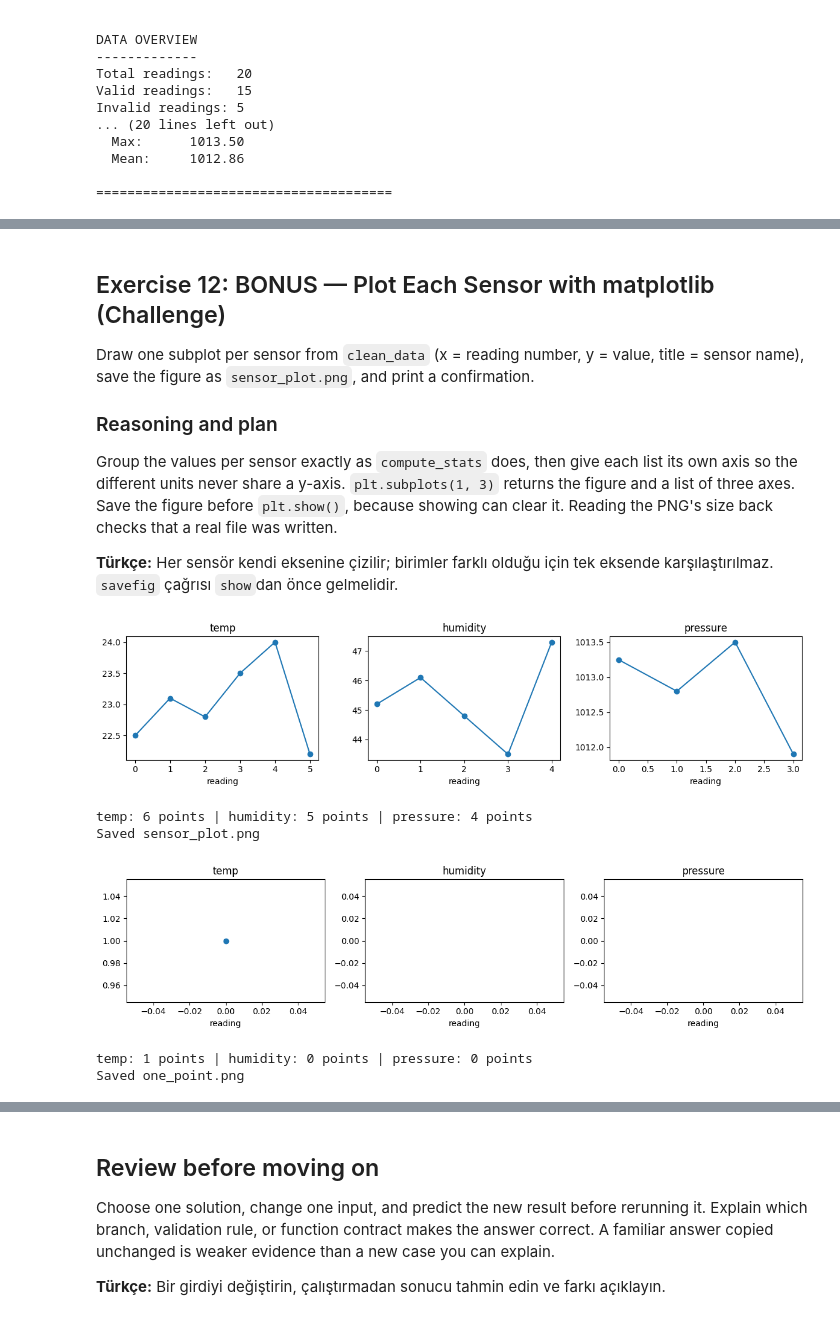
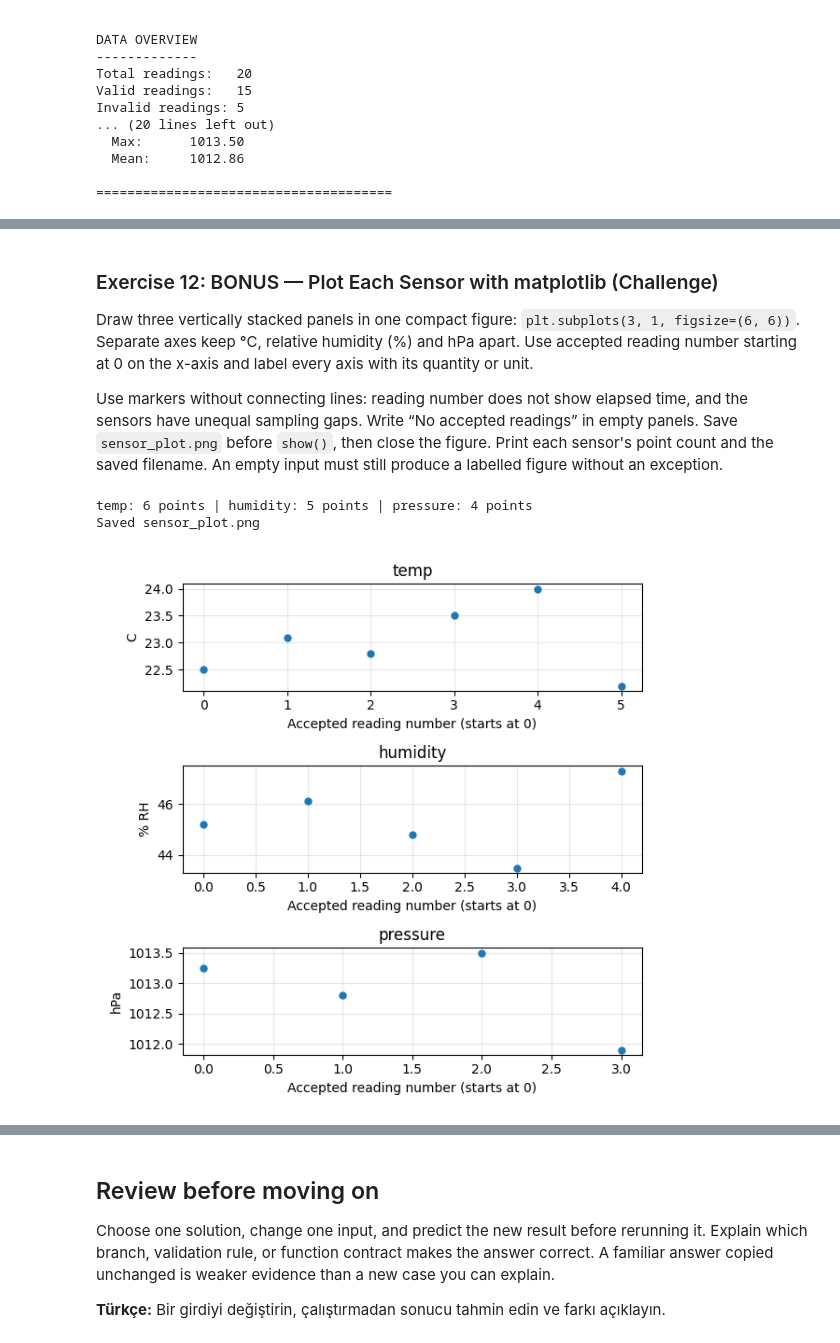
Before and after one commit to ArifSolmaz/courses, a Jupyter notebook: fall/cp1/solutions/Week_14_Solutions.ipynb, the cells around one changed output, grey strips where cells are left out. Saved outputs shown, nothing was run; the diff lists cells and outputs as text; code cells hidden in the pictures.

```diff
--- a/fall/cp1/solutions/Week_14_Solutions.ipynb
+++ b/fall/cp1/solutions/Week_14_Solutions.ipynb
@@ -82,10 +84,10 @@ sample_data = """timestamp,sensor,value
 2024-01-15 09:30,temp,
 2024-01-15 09:35,humidity,47.3"""
 
-with open("sensor_data.csv", "w") as f:
+with open("sensor_data.csv", "w", encoding="utf-8") as f:
     f.write(sample_data)
 
-with open("sensor_data.csv", "r") as f:
+with open("sensor_data.csv", "r", encoding="utf-8") as f:
     lines = f.readlines()
 print("sensor_data.csv created:", len(lines) - 1, "data rows plus a header")
 assert lines[0].strip() == "timestamp,sensor,value"
@@ -294,6 +305,8 @@ def compute_stats(data, sensor_name):
     for row in data:
         if row[1] == sensor_name:
             values.append(float(row[2]))
+    if not values:
+        return {"count": 0, "min": None, "max": None, "mean": None}
     return {
         "count": len(values),
         "min": min(values),
@@ -311,7 +324,7 @@ print(f"  mean: {temp_stats['mean']:.2f}")
 assert temp_stats["count"] == 6
 assert temp_stats["min"] == 22.2 and temp_stats["max"] == 24.0
 assert abs(temp_stats["mean"] - 138.1 / 6) < 0.001
-one = compute_stats([["t", "temp", "-10"]], "temp")   # edge case: a single reading
+one = compute_stats([["2024-01-15 08:00", "temp", "-10"]], "temp")   # edge case: a single reading
 assert one == {"count": 1, "min": -10.0, "max": -10.0, "mean": -10.0}
 # %% [output]
 Stats for temp:
@@ -356,7 +371,10 @@ for sensor, stats in all_stats.items():
     print()
     print(f"{sensor}:")
     print(f"  Readings: {stats['count']}")
-    print(f"  Min: {stats['min']:.2f}, Max: {stats['max']:.2f}, Mean: {stats['mean']:.2f}")
+    if stats["count"] == 0:
+        print("  No accepted readings")
+    else:
+        print(f"  Min: {stats['min']:.2f}, Max: {stats['max']:.2f}, Mean: {stats['mean']:.2f} {units[sensor]}")
 
 assert [all_stats[s]["count"] for s in all_stats] == [6, 5, 4]
 assert sum(all_stats[s]["count"] for s in all_stats) == len(clean_data)
@@ -570,14 +601,14 @@ Saving is one `write()` call with the finished text. The check compares the whol
 # %%
 # ✏️ [EX9] — worked solution
 def write_report(report, filename):
-    with open(filename, "w") as f:
+    with open(filename, "w", encoding="utf-8") as f:
         f.write(report)
 
 write_report(report, "sensor_report.txt")
 print("Report written to sensor_report.txt")
 print()
 print("--- sensor_report.txt ---")
-with open("sensor_report.txt", "r") as f:
+with open("sensor_report.txt", "r", encoding="utf-8") as f:
     saved_report = f.read()
 print(saved_report)
 
@@ -864,49 +858,44 @@ The assertions also check the cases named in the code.
 # %% [markdown]
-## Exercise 12: BONUS — Plot Each Sensor with matplotlib (Challenge)
+### Exercise 12: BONUS — Plot Each Sensor with matplotlib (Challenge)
 
-Draw one subplot per sensor from `clean_data` (x = reading number, y = value, title = sensor name), save the figure as `sensor_plot.png`, and print a confirmation.
+Draw three vertically stacked panels in one compact figure: `plt.subplots(3, 1, figsize=(6, 6))`. Separate axes keep °C, relative humidity (%) and hPa apart. Use accepted reading number starting at 0 on the x-axis and label every axis with its quantity or unit.
 
-### Reasoning and plan
-
-Group the values per sensor exactly as `compute_stats` does, then give each list its own axis so the different units never share a y-axis. `plt.subplots(1, 3)` returns the figure and a list of three axes. Save the figure before `plt.show()`, because showing can clear it. Reading the PNG's size back checks that a real file was written.
-
-**Türkçe:** Her sensör kendi eksenine çizilir; birimler farklı olduğu için tek eksende karşılaştırılmaz. `savefig` çağrısı `show`dan önce gelmelidir.
+Use markers without connecting lines: reading number does not show elapsed time, and the sensors have unequal sampling gaps. Write “No accepted readings” in empty panels. Save `sensor_plot.png` before `show()`, then close the figure. Print each sensor's point count and the saved filename. An empty input must still produce a labelled figure without an exception.
 # %%
 # ✏️ [EX12] — worked solution
 import os
 import matplotlib.pyplot as plt
 
 def plot_sensors(data, filename):
     sensors = ["temp", "humidity", "pressure"]
-    fig, axes = plt.subplots(1, 3, figsize=(12, 3))
+    fig, axes = plt.subplots(3, 1, figsize=(6, 6))
     counts = []
-    for i, sensor in enumerate(sensors):
-        values = []
-        for row in data:
-            if row[1] == sensor:
-                values.append(float(row[2]))
-        axes[i].plot(values, marker="o")
-        axes[i].set_title(sensor)
-        axes[i].set_xlabel("reading")
+    for axis, sensor in zip(axes, sensors):
+        values = [float(row[2]) for row in data if row[1] == sensor]
+        # Sample number is NOT elapsed time: sensors have different time gaps.
+        axis.plot(range(len(values)), values, "o", markersize=5)
+        axis.set_title(sensor)
+        axis.set_xlabel("Accepted reading number (starts at 0)")
+        axis.set_ylabel(units[sensor])
+        axis.grid(True, alpha=0.3)
+        if not values:
+            axis.text(0.5, 0.5, "No accepted readings", ha="center", transform=axis.transAxes)
         counts.append(f"{sensor}: {len(values)} points")
-    plt.tight_layout()
-    plt.savefig(filename)
+    fig.tight_layout()
+    fig.savefig(filename)
     plt.show()
+    plt.close(fig)  # rerunning should not accumulate unused figures
     print(" | ".join(counts))
     print(f"Saved {filename}")
     return counts
 
 counts = plot_sensors(clean_data, "sensor_plot.png")
 assert counts == ["temp: 6 points", "humidity: 5 points", "pressure: 4 points"]
-assert os.path.exists("sensor_plot.png") and os.path.getsize("sensor_plot.png") > 1000
-assert plot_sensors([["t", "temp", "1"]], "one_point.png")[0] == "temp: 1 points"  # edge case: one reading
+assert os.path.getsize("sensor_plot.png") > 1000
 # %% [output]
+temp: 6 points | humidity: 5 points | pressure: 4 points
+Saved sensor_plot.png
-[figure, old version]
+[figure, new version]
-temp: 6 points | humidity: 5 points | pressure: 4 points
-Saved sensor_plot.png
-[figure, removed]
-temp: 1 points | humidity: 0 points | pressure: 0 points
-Saved one_point.png
 # %% [markdown]
 ### Expected result
 
```
Also changed, not shown: parts of 29 cells of this notebook, 14 other files.
